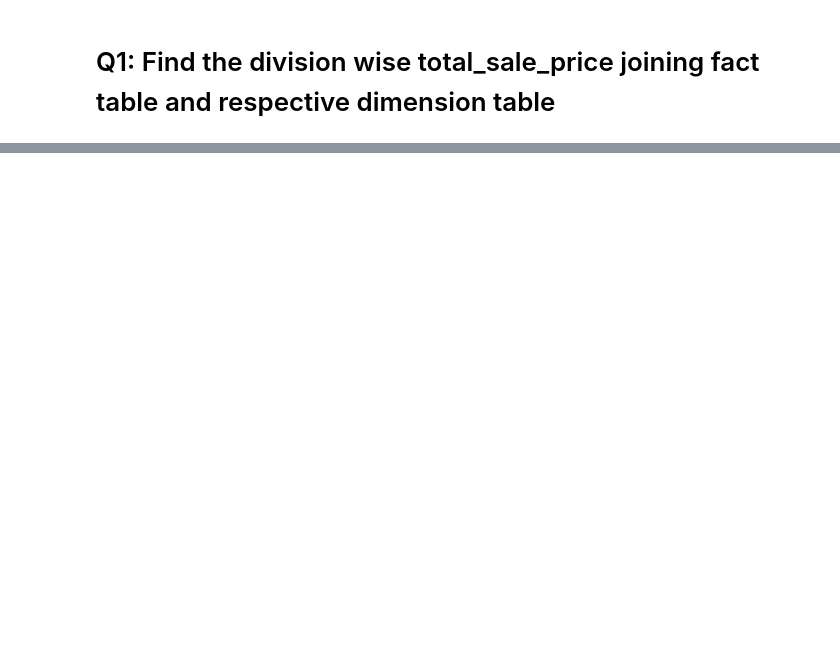
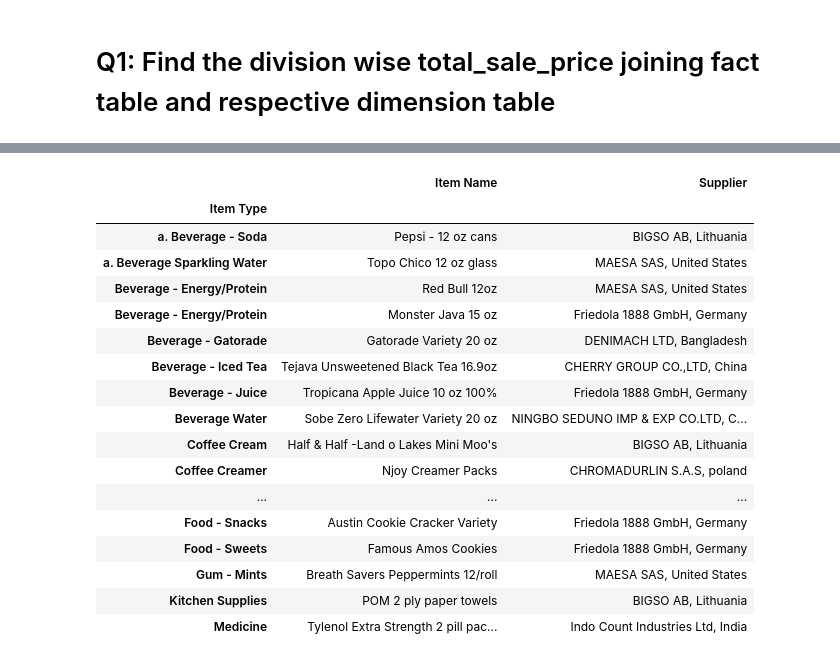
Before and after one commit to esrdlab-vinternship/HDA-Buet-vtraining-23, a Jupyter notebook: notebook/analytics/Olap.ipynb, the cells around one changed output, grey strips where cells are left out. Cells and saved outputs as stored; diff of their text form; code cells hidden in the pictures; blank space fills up the shorter version.

```diff
--- a/notebook/analytics/Olap.ipynb
+++ b/notebook/analytics/Olap.ipynb
@@ -597,0 +527,27 @@ Store Key: S0001
+# %%
+con = PostgresConnection().getConnection()
+cur = con.cursor()
+
+select_stmt = "SELECT description, item_name, supplier_final " \
+              "FROM (" \
+                "SELECT p.description, p.item_name, SUM(t.total_price) AS sales, " \
+                "CONCAT  (supplier, ', ', man_country) AS supplier_final, " \
+                "RANK() OVER (PARTITION BY p.description ORDER BY SUM(t.total_price) DESC) AS rank " \
+                "FROM star_schema.\"Fact_table\" t " \
+                "JOIN star_schema.\"Time_dim\" s on s.time_key=t.time_key " \
+              "JOIN star_schema.\"Item_dim\" p on p.item_key=t.item_key " \
+                "GROUP BY p.description, p.item_name, supplier_final " \
+               ") subquery " \
+              "WHERE rank = 1 ORDER BY rank"
+cur.execute(select_stmt)
+records = cur.fetchall()
+
+df = pd.DataFrame(records, columns=["Item Type", "Item Name", "Supplier"])
+df = df.set_index(['Item Type'])
+
+supplier_popular = df
+supplier_popular
+
+#for index, row in df.iterrows():
+#    print("{}".format(row['Item Name']))
+# %% [output]
@@ -597,0 +555,18 @@ Store Key: S0001
+|  | Item Name | Supplier |
+| Item Type |  |  |
+| a. Beverage - Soda | Pepsi - 12 oz cans | BIGSO AB, Lithuania |
+| a. Beverage Sparkling Water | Topo Chico 12 oz glass | MAESA SAS, United States |
+| Beverage - Energy/Protein | Red Bull 12oz | MAESA SAS, United States |
+| Beverage - Energy/Protein | Monster Java 15 oz | Friedola 1888 GmbH, Germany |
+| Beverage - Gatorade | Gatorade Variety 20 oz | DENIMACH LTD, Bangladesh |
+| Beverage - Iced Tea | Tejava Unsweetened Black Tea 16.9oz | CHERRY GROUP CO.,LTD, China |
+| Beverage - Juice | Tropicana Apple Juice 10 oz 100% | Friedola 1888 GmbH, Germany |
+| Beverage Water | Sobe Zero Lifewater Variety 20 oz | NINGBO SEDUNO IMP & EXP CO.LTD, C... |
+| Coffee Cream | Half & Half -Land o Lakes Mini Moo's | BIGSO AB, Lithuania |
+| Coffee Creamer | Njoy Creamer Packs | CHROMADURLIN S.A.S, poland |
+| ... | ... | ... |
+| Food - Snacks | Austin Cookie Cracker Variety | Friedola 1888 GmbH, Germany |
+| Food - Sweets | Famous Amos Cookies | Friedola 1888 GmbH, Germany |
+| Gum - Mints | Breath Savers Peppermints 12/roll | MAESA SAS, United States |
+| Kitchen Supplies | POM 2 ply paper towels | BIGSO AB, Lithuania |
+| Medicine | Tylenol Extra Strength 2 pill pac... | Indo Count Industries Ltd, India |
```
Also changed, not shown: parts of 38 cells of this notebook.
